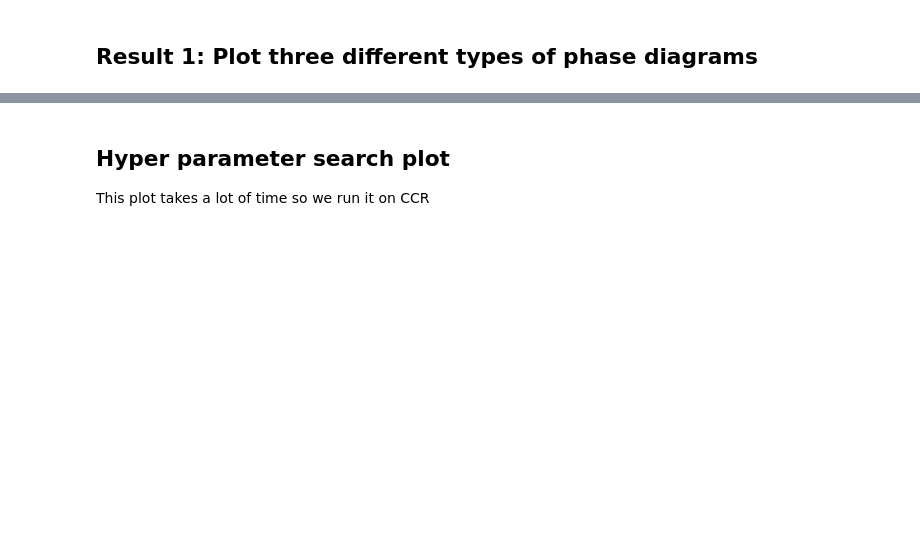
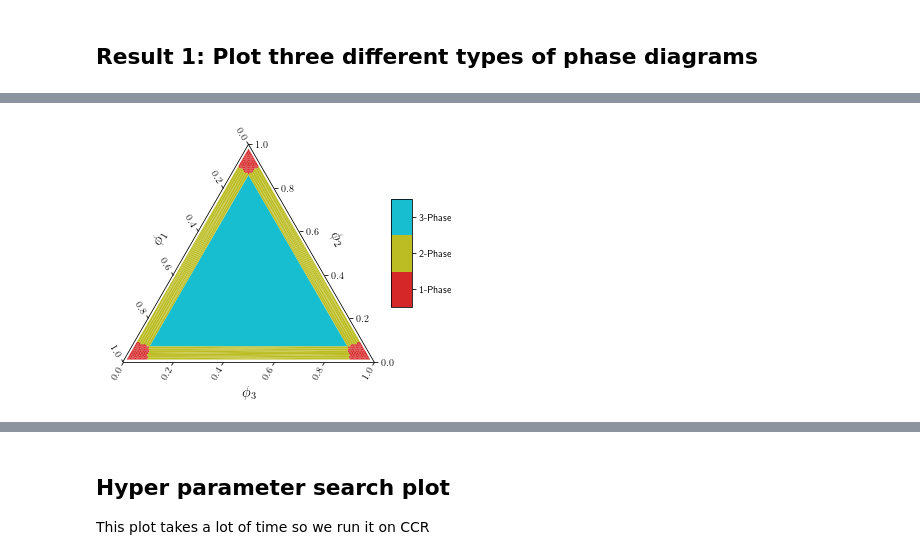
Before and after one commit to kiranvad/polyphase, a Jupyter notebook: notebooks/00-[Final] figures and data.ipynb, the cells around one changed output, grey strips where cells are left out. Drawn from its saved outputs; the diff is of its cells as text; code cells hidden in the pictures; blank space fills up the shorter version.

```diff
--- a/notebooks/00-[Final] figures and data.ipynb
+++ b/notebooks/00-[Final] figures and data.ipynb
@@ -34,7 +37,7 @@ def plot_result1(func, fname):
     engine = phase.PHASE(f,100,3)
     engine.compute(use_parallel=False, verbose=False, lift_label=True)
     ax, cbar = phase.plot_mpltern(engine.grid, engine.simplices, engine.num_comps)
-    cbar.remove()
+    #cbar.remove()
     plt.savefig('../figures/final/result1_{}PD.png'.format(fname),
                 dpi=400, bbox_inches='tight')
 
@@ -43,3 +46,7 @@ def plot_result1(func, fname):
 #             dpi=400, bbox_inches='tight')
 
     return ax
+# %%
+f = phase.polynomial_energy
+ax = plot_result1(f, 'polynomial')
+# %% [output]
@@ -46,3 +54,4 @@ def plot_result1(func, fname):
+[figure, added]
 # %%
 M = [10,10,1]
 chi = [1.335, 1.0, 1.0]
```
Also changed, not shown: parts of 19 cells of this notebook, 2 other files.
